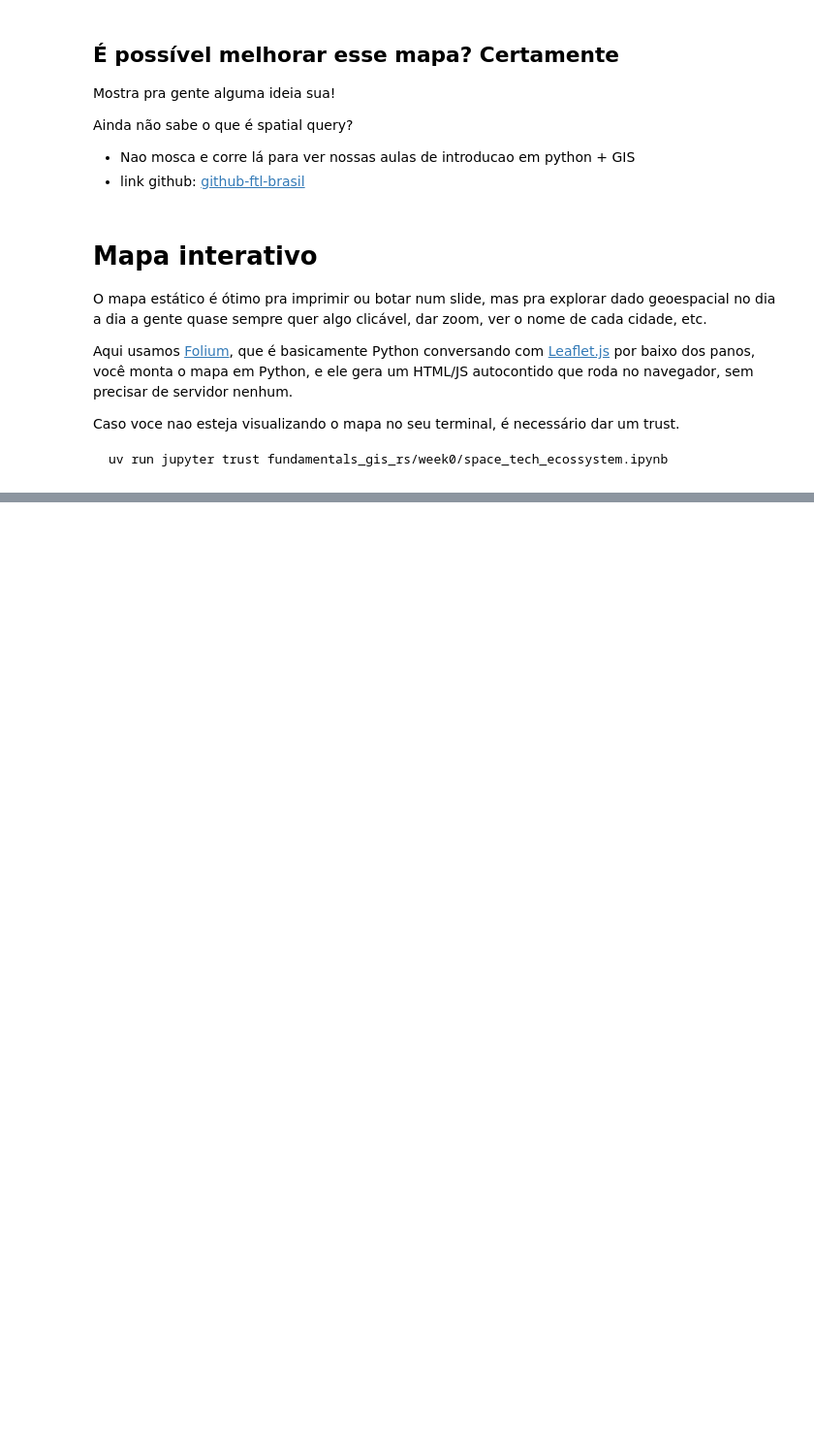
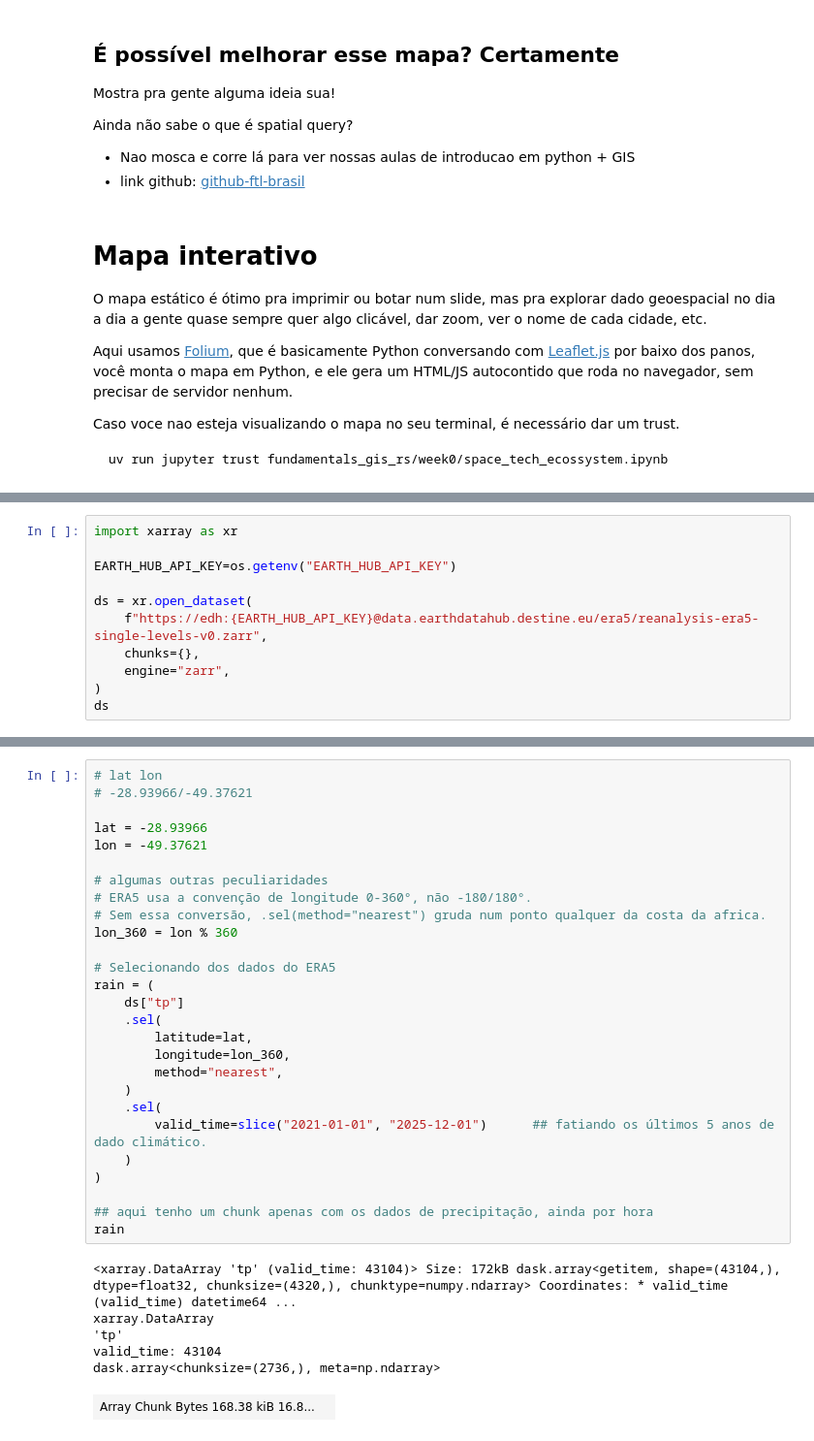
Before and after one commit to ftl-brazil-2026/ebook, a Jupyter notebook: fundamentals_gis_rs/week0/space_tech_ecossystem.ipynb, the cells around one changed output, grey strips where cells are left out. Shown at 97% size. Cells and saved outputs as stored; diff of their text form; blank space fills up the shorter version.

```diff
--- a/fundamentals_gis_rs/week0/space_tech_ecossystem.ipynb
+++ b/fundamentals_gis_rs/week0/space_tech_ecossystem.ipynb
@@ -338,0 +396,11 @@ m
+# %%
+import xarray as xr
+
+EARTH_HUB_API_KEY=os.getenv("EARTH_HUB_API_KEY")
+
+ds = xr.open_dataset(
+    f"https://edh:{EARTH_HUB_API_KEY}@data.earthdatahub.destine.eu/era5/reanalysis-era5-single-levels-v0.zarr",
+    chunks={},
+    engine="zarr",
+)
+ds
@@ -338,0 +439,34 @@ m
+# %%
+# lat lon
+# -28.93966/-49.37621
+
+lat = -28.93966
+lon = -49.37621
+
+# algumas outras peculiaridades
+# ERA5 usa a convenção de longitude 0-360°, não -180/180°.
+# Sem essa conversão, .sel(method="nearest") gruda num ponto qualquer da costa da africa.
+lon_360 = lon % 360
+
+# Selecionando dos dados do ERA5
+rain = (
+    ds["tp"]
+    .sel(
+        latitude=lat,
+        longitude=lon_360,
+        method="nearest",
+    )
+    .sel(
+        valid_time=slice("2021-01-01", "2025-12-01")      ## fatiando os últimos 5 anos de dado climático.
+    )
+)
+
+## aqui tenho um chunk apenas com os dados de precipitação, ainda por hora
+rain
+# %% [output]
+<xarray.DataArray 'tp' (valid_time: 43104)> Size: 172kB dask.array<getitem, shape=(43104,), dtype=float32, chunksize=(4320,), chunktype=numpy.ndarray> Coordinates: * valid_time (valid_time) datetime64 ...
+xarray.DataArray
+'tp'
+valid_time: 43104
+dask.array<chunksize=(2736,), meta=np.ndarray>
+| Array Chunk Bytes 168.38 kiB 16.8... |  |
```
Also changed, not shown: parts of 12 cells of this notebook, 17 other files.
